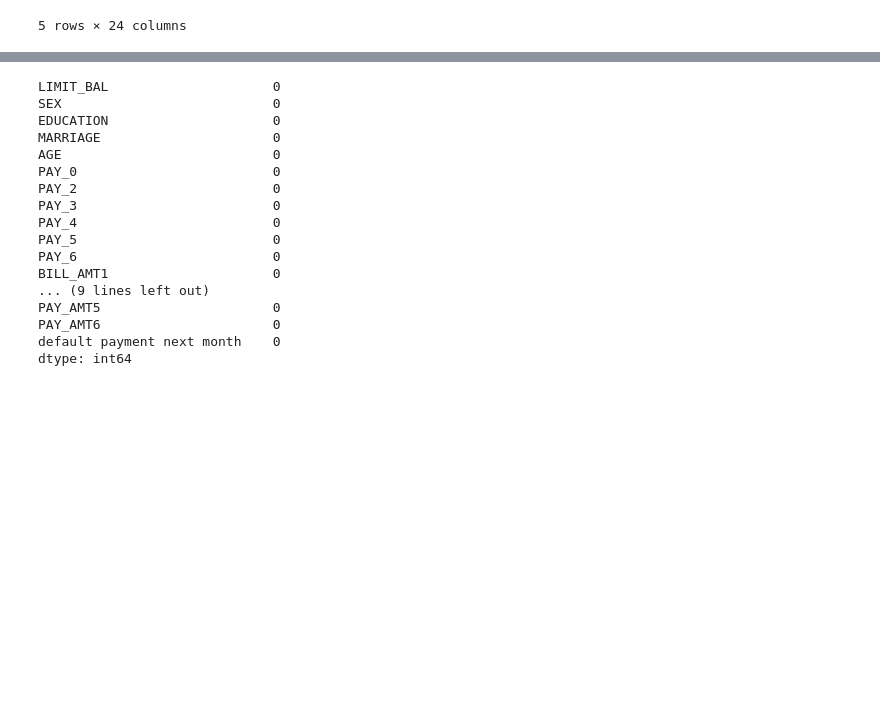
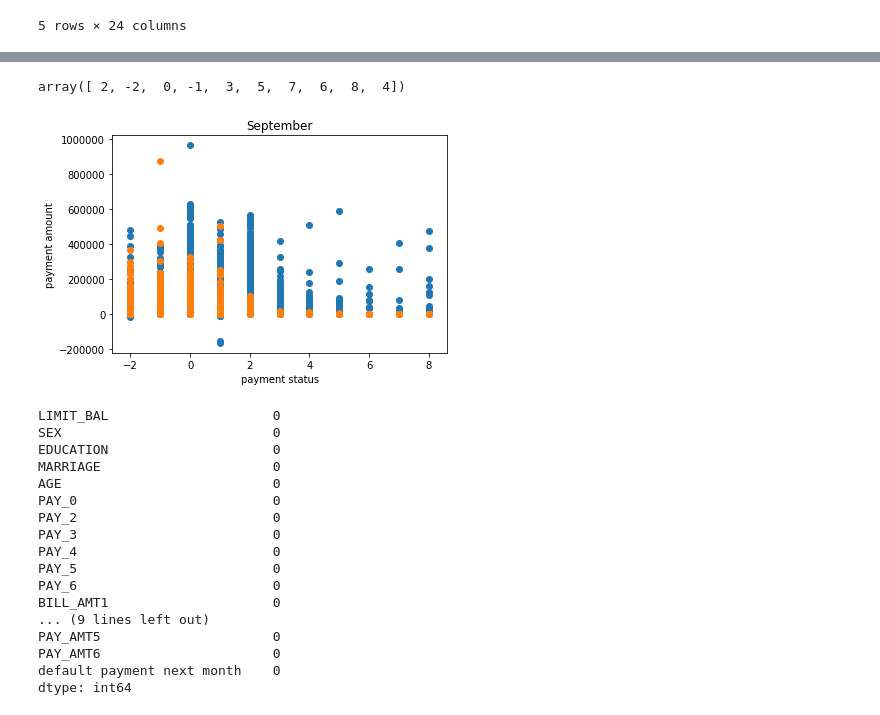
Before and after one commit to OsterMendel/nyc-ds-033020-lectures, a Jupyter notebook: Mod_3/bake_off/Data Exploration & Cleaning.ipynb, the cells around one changed output, grey strips where cells are left out. Drawn from its saved outputs; the diff is of its cells as text; code cells hidden in the pictures; blank space fills up the shorter version.

```diff
--- a/Mod_3/bake_off/Data Exploration & Cleaning.ipynb
+++ b/Mod_3/bake_off/Data Exploration & Cleaning.ipynb
@@ -40,0 +198,13 @@ raw_data.head()
+# %%
+raw_data['PAY_6'].unique()
+# %% [output]
+array([ 2, -2,  0, -1,  3,  5,  7,  6,  8,  4])
+# %%
+plt.scatter(raw_data['PAY_0'],raw_data['BILL_AMT1']);
+plt.scatter(raw_data['PAY_0'],raw_data['PAY_AMT1'])
+plt.title('September')
+plt.ylabel('payment amount')
+plt.xlabel('payment status')
+plt.show()
+# %% [output]
+[figure, added]
```
Also changed, not shown: parts of 13 cells of this notebook, 1 other file.
